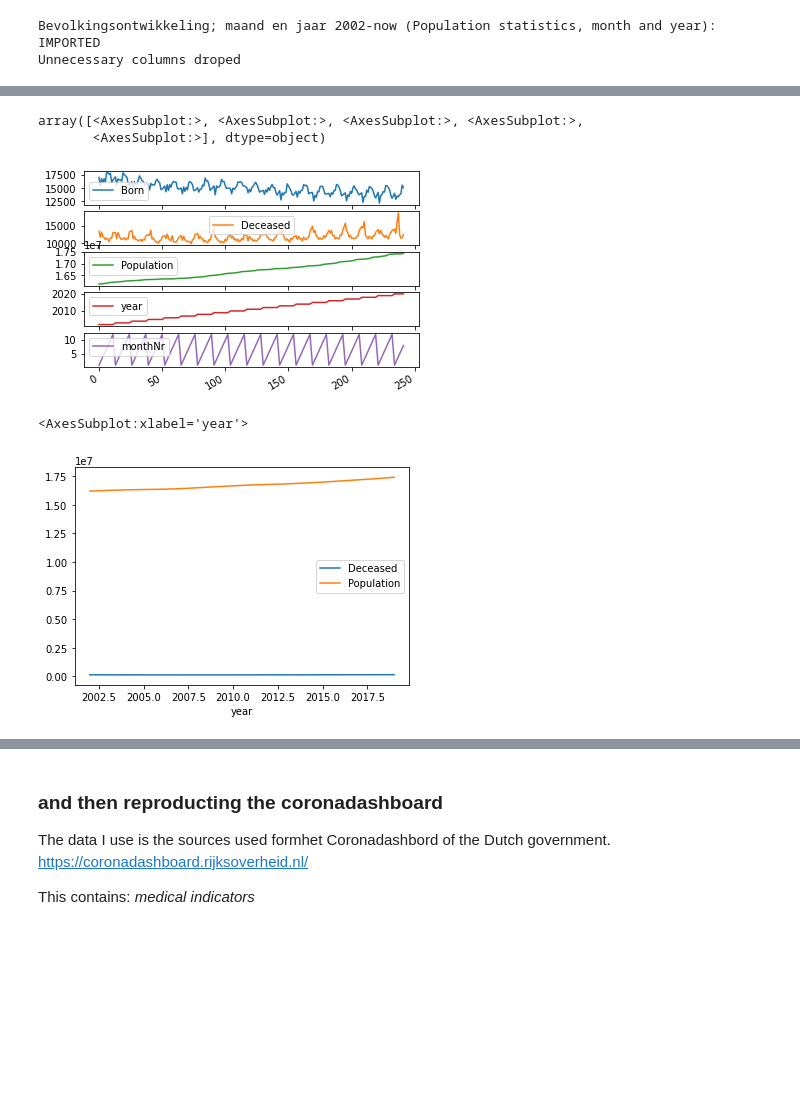
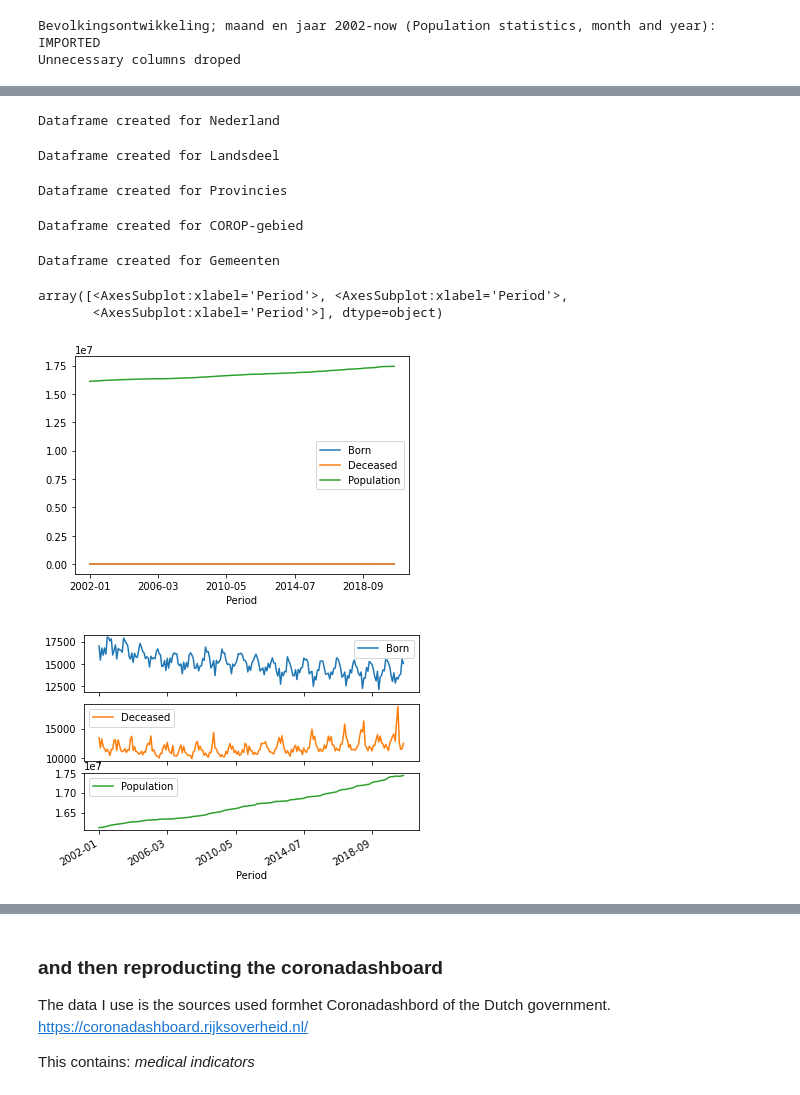
Before and after one commit to cjvanzwol/notebooks, a Jupyter notebook: Covid.ipynb, the cells around one changed output, grey strips where cells are left out. Saved outputs shown, nothing was run; the diff lists cells and outputs as text; code cells hidden in the pictures; blank space fills up the shorter version.

Commit message:
moved year and month to pd.PeriodIndex

```diff
--- a/Covid.ipynb
+++ b/Covid.ipynb
@@ -34,18 +34,16 @@ import cbsodata as cbs
 ### CBS
 https://opendata.cbs.nl/statline/portal.html
 # %%
-pop_ym = pd.DataFrame(cbs.get_data('37230ned'))
-#print(population.head())
+population = pd.DataFrame(cbs.get_data('37230ned'))
 print('Bevolkingsontwikkeling; maand en jaar 2002-now (Population statistics, month and year): IMPORTED')
-
-pop_ym = pop_ym.drop(columns=['ID', 'BevolkingAanHetBeginVanDePeriode_1','TotaleVestiging_4',
+population = population.drop(columns=['ID', 'BevolkingAanHetBeginVanDePeriode_1','TotaleVestiging_4',
        'VestigingVanuitEenAndereGemeente_5', 'Immigratie_6',
        'TotaalVertrekInclAdmCorrecties_7', 'VertrekNaarAndereGemeente_8',
        'EmigratieInclusiefAdmCorrecties_9', 'OverigeCorrecties_10',
        'Bevolkingsgroei_11', 'BevolkingsgroeiRelatief_12',
        'BevolkingsgroeiSinds1Januari_13',
        'BevolkingsgroeiSinds1JanuariRela_14'])
-pop_ym = pop_ym.rename(columns={"LevendGeborenKinderen_2": "Born", "Overledenen_3": "Deceased", "BevolkingAanHetEindeVanDePeriode_15": "Population"})
+population = population.rename(columns={"LevendGeborenKinderen_2": "Born", "Overledenen_3": "Deceased", "BevolkingAanHetEindeVanDePeriode_15": "Population"})
 print('Unnecessary columns droped')
 # %% [output]
 Bevolkingsontwikkeling; maand en jaar 2002-now (Population statistics, month and year): IMPORTED
@@ -63,6 +51,8 @@ pop_m = pop_ym.loc[pop_ym['month'] != '']
 # %%
-pop_m['monthNr'] = pop_m['month'].copy()
-pop_m['monthNr'] = pop_m['monthNr'].replace({
+population['year'] = population['Perioden'].str.slice(stop=4)
+population['month'] = population['Perioden'].str.slice(start=5)
+population = population[population['month'] != '']
+population['month'] = population['month'].replace({
     'januari': '01',
     'februari': '02',
     'maart': '03',
@@ -75,5 +65,8 @@ pop_m['monthNr'] = pop_m['monthNr'].replace({
     'oktober': '10',
     'november': '11',
     'december': '12'})
-pop_m['monthNr'] = pd.to_datetime(pop_m['monthNr'],format='%m').dt.month
+population['Period'] = population['year'] + '-' + population['month']
+population = population.drop(columns=['Perioden','year','month'])
+population = population.set_index('Period')
+print('Set index to Period YYYY-MM')
 # %% [output]
@@ -229,11 +74,38 @@ Gemeenten
+# %%
+population_nl = population[population['RegioS'] == 'Nederland']
+population = population[population['RegioS'] != 'Nederland']
+print('Dataframe created for Nederland')
+# %% [output]
+Dataframe created for Nederland
+# %%
+population_ld = population[population['RegioS'].str.slice(start=-4) == '(LD)']
+population = population[population['RegioS'].str.slice(start=-4) != '(LD)']
+print('Dataframe created for Landsdeel')
+# %% [output]
+Dataframe created for Landsdeel
+# %%
+population_pv = population[population['RegioS'].str.slice(start=-4) == '(PV)']
+population = population[population['RegioS'].str.slice(start=-4) != '(PV)']
+print('Dataframe created for Provincies')
+# %% [output]
+Dataframe created for Provincies
+# %%
+population_cr = population[population['RegioS'].str.slice(start=-4) == '(CR)']
+population = population[population['RegioS'].str.slice(start=-4) != '(CR)']
+print('Dataframe created for COROP-gebied')
+# %% [output]
+Dataframe created for COROP-gebied
+# %%
+population_gm = population
+del(population)
+print('Dataframe created for Gemeenten')
+# %% [output]
+Dataframe created for Gemeenten
 # %%
-pop_m_nl.plot(subplots=True)
+population_nl.plot()
+population_nl.plot(subplots=True)
 # %% [output]
-array([<AxesSubplot:>, <AxesSubplot:>, <AxesSubplot:>, <AxesSubplot:>,
-       <AxesSubplot:>], dtype=object)
+array([<AxesSubplot:xlabel='Period'>, <AxesSubplot:xlabel='Period'>,
+       <AxesSubplot:xlabel='Period'>], dtype=object)
-[figure, old version]
+[figure, new version]
+[figure, added]
-# %%
-pop_y_nl.plot(x='year',y=['Deceased','Population'])
-# %% [output]
-<AxesSubplot:xlabel='year'>
-[figure, removed]
```
Also changed, not shown: parts of 10 cells of this notebook.
